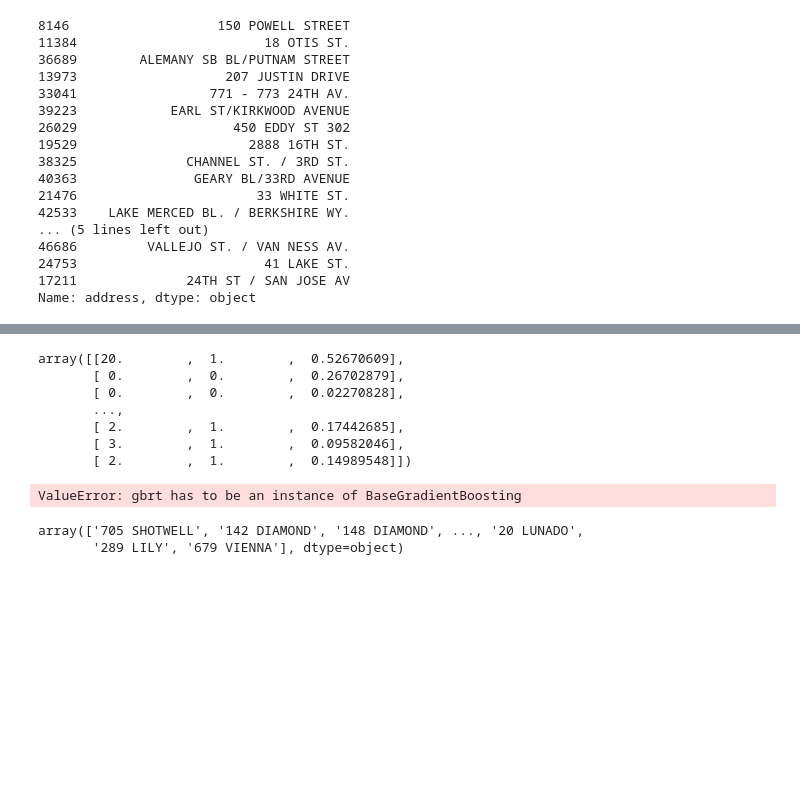
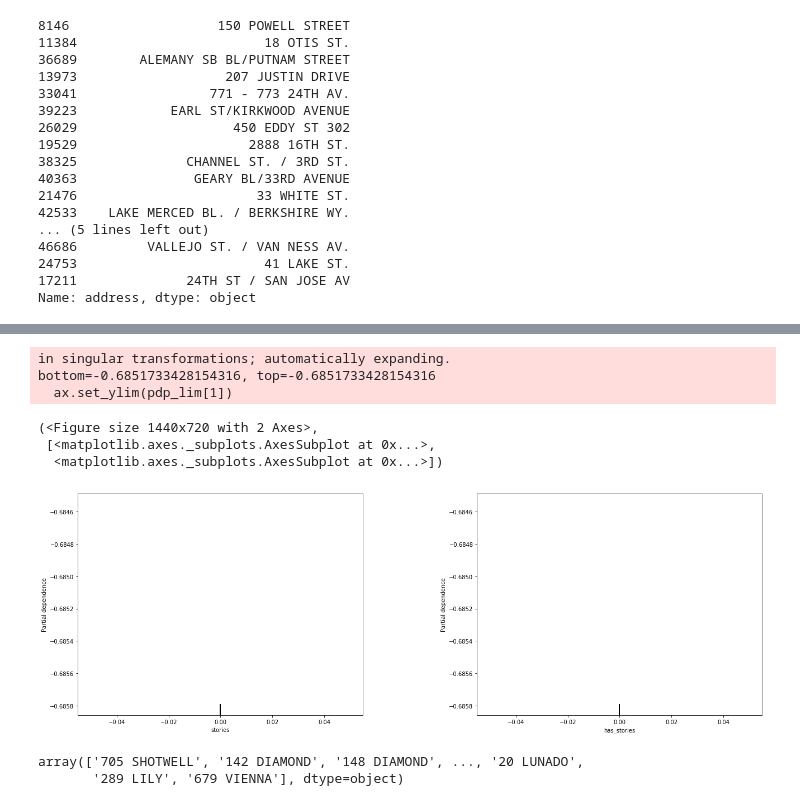
Before and after one commit to porbo/sf-fires, a Jupyter notebook: results_exploration.ipynb, the cells around one changed output, grey strips where cells are left out. Drawn from its saved outputs; the diff is of its cells as text; code cells hidden in the pictures; blank space fills up the shorter version.

```diff
--- a/results_exploration.ipynb
+++ b/results_exploration.ipynb
@@ -250,10 +246,0 @@ AttributeError: 'GradientBoostingClassifier' object has no attribute 'coef_'
-# %%
-model_up.X_final
-# %% [output]
-array([[20.        ,  1.        ,  0.52670609],
-       [ 0.        ,  0.        ,  0.26702879],
-       [ 0.        ,  0.        ,  0.02270828],
-       ...,
-       [ 2.        ,  1.        ,  0.17442685],
-       [ 3.        ,  1.        ,  0.09582046],
-       [ 2.        ,  1.        ,  0.14989548]])
@@ -260,9 +249,18 @@ array([[20.        ,  1.        ,  0.52670609],
+# %%
+with open('models/model.p', 'rb') as file:
+    model2 = pickle.load(file)
 # %%
 from sklearn.ensemble.partial_dependence import plot_partial_dependence
 # %%
-plot_partial_dependence(model2.m1, model2.X_text, features = [500], feature_names = ['idk'], figsize = (20,10))
+plot_partial_dependence(model2.m2, model2.X_final, features = [0,1], feature_names = ['stories', 'has_stories', 'text_pred'], figsize = (20,10))
 # %% [output]
-ValueError: gbrt has to be an instance of BaseGradientBoosting
+in singular transformations; automatically expanding.
+bottom=-0.6851733428154316, top=-0.6851733428154316
+  ax.set_ylim(pdp_lim[1])
+(<Figure size 1440x720 with 2 Axes>,
+ [<matplotlib.axes._subplots.AxesSubplot at 0x...>,
+  <matplotlib.axes._subplots.AxesSubplot at 0x...>])
+[figure, added]
 # %%
 predictor['address'].unique()
 # %% [output]
```
Also changed, not shown: parts of 2 cells of this notebook, 5 other files.
